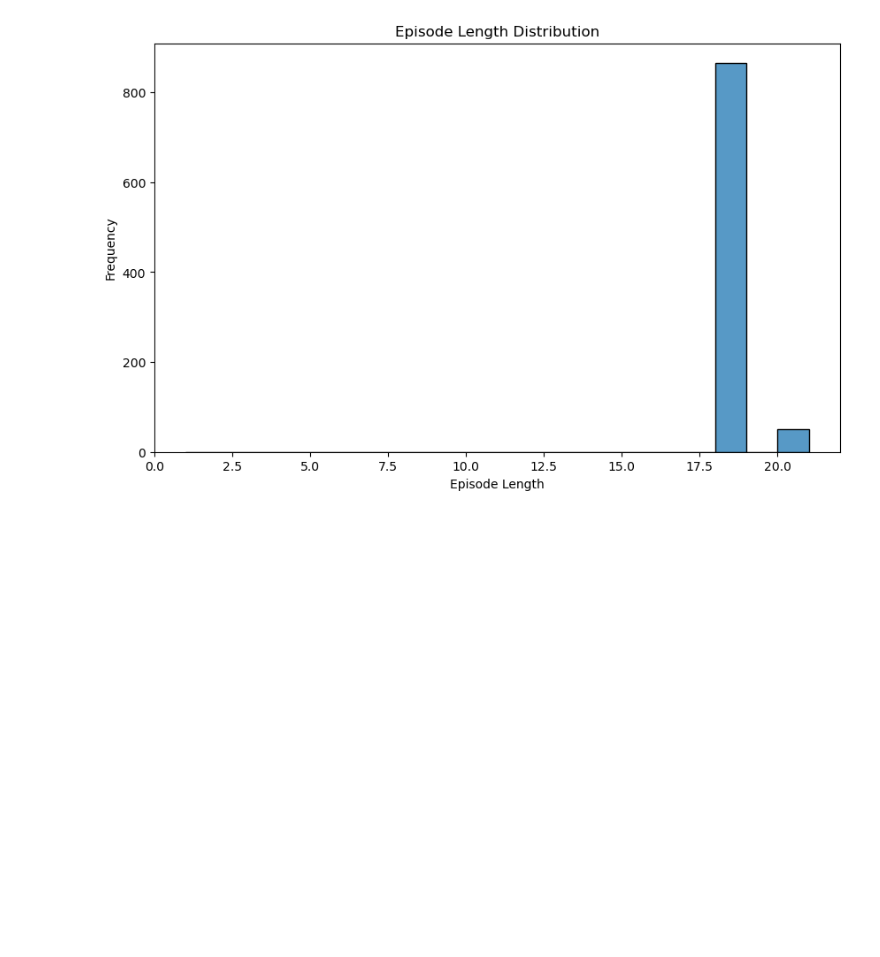
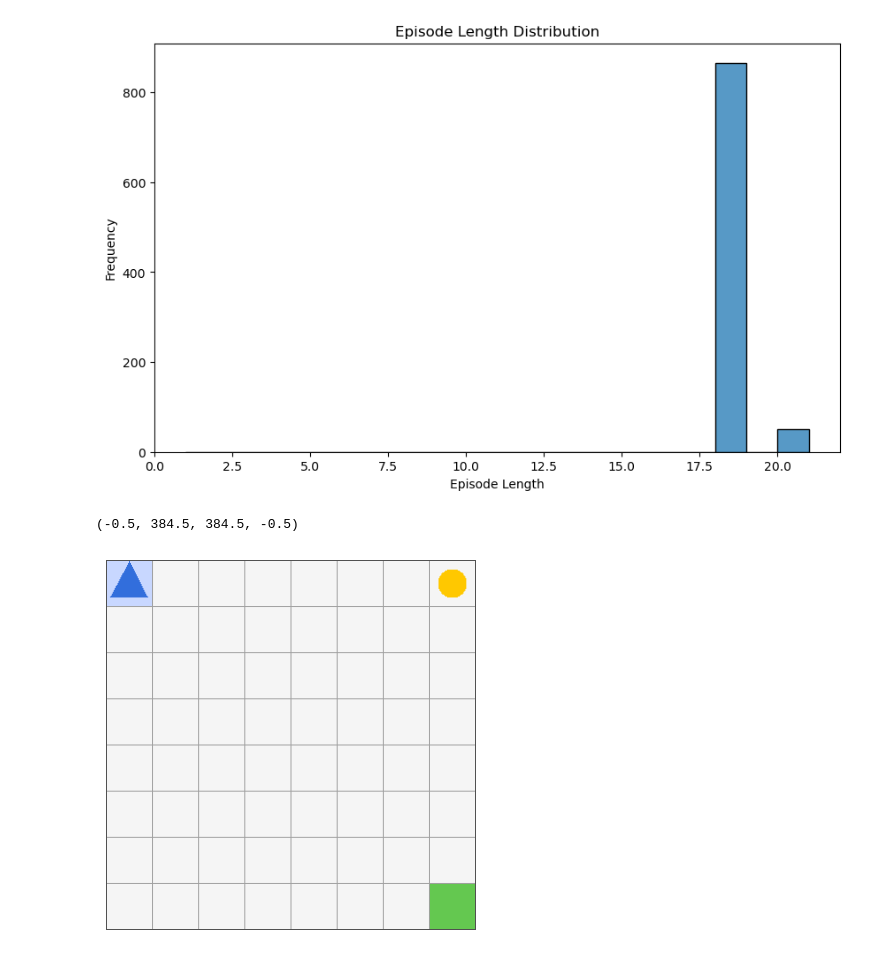
Before and after one commit to Oleg20502/tabular-gridworld-agent, a Jupyter notebook: notebooks/test.ipynb, the cells around one changed output. Drawn from its saved outputs; the diff is of its cells as text; code cells hidden in the pictures; blank space fills up the shorter version.

Commit message:
feat: add env visualisations

```diff
--- a/notebooks/plots.ipynb
+++ b/notebooks/test.ipynb
@@ -29,0 +41,10 @@ plt.show()
+# %%
+env = GridWorldEnv(n=8, render_mode="rgb_array")
+env.reset()
+img = env.render()   # np.ndarray (385, 385, 3)
+
+import matplotlib.pyplot as plt
+plt.imshow(img); plt.axis("off")
+# %% [output]
+(-0.5, 384.5, 384.5, -0.5)
+[figure, added]
```
Also changed, not shown: parts of 3 cells of this notebook, 14 other files.
